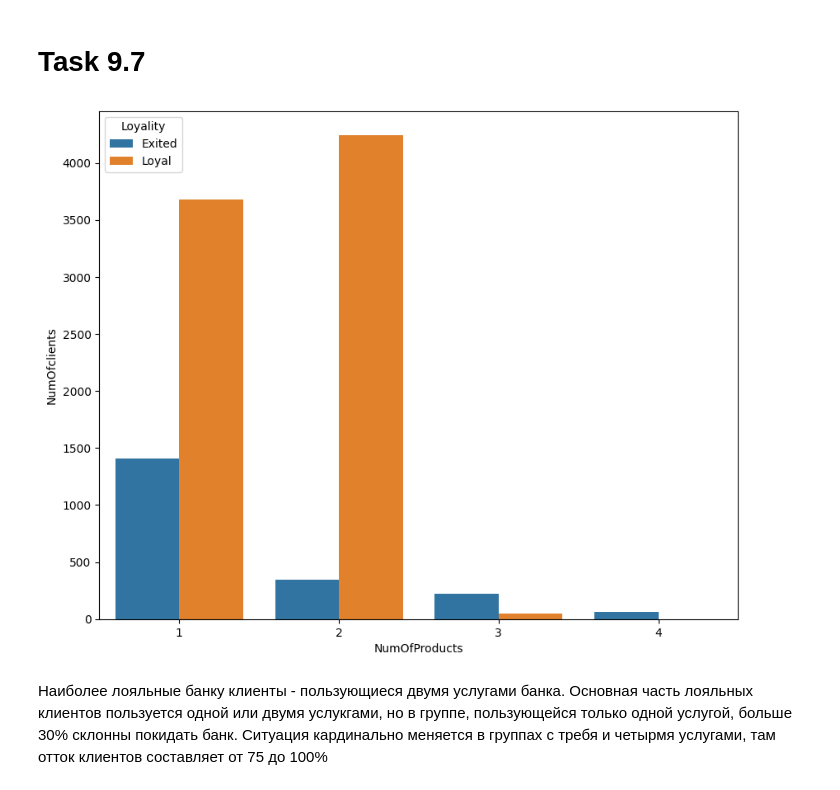
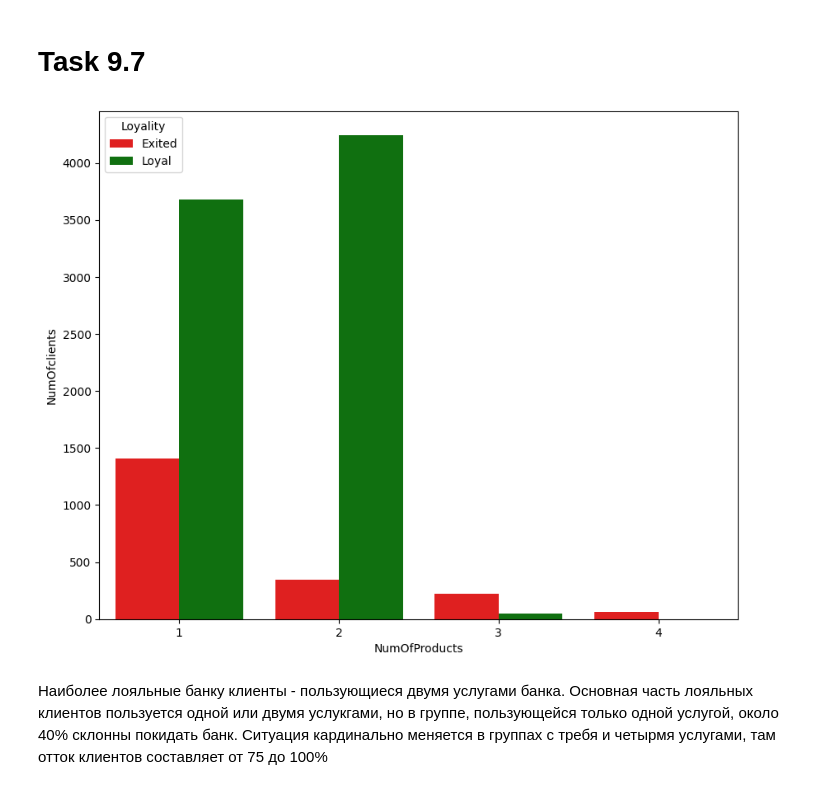
Before and after one commit to AlexeyAldushin/sf_data_science, a Jupyter notebook: PY13_Visualisation/PY13_final.ipynb, the cells around one changed output. Cells and saved outputs as stored; diff of their text form; code cells hidden in the pictures.

```diff
--- a/PY13_Visualisation/PY13_final.ipynb
+++ b/PY13_Visualisation/PY13_final.ipynb
@@ -162,15 +161,16 @@ for ax, df, title in zip(axes,(male_status, female_status), ('Male', 'Female')):
 # %%
 #Count number of  loyal and exited clients by every number of products they have
 products_loyality = churn_data.groupby(['NumOfProducts','Loyality']).size().reset_index(name='NumOfclients')
 
 fig = plt.figure(figsize=(10,8))
 barplot = sns.barplot(
     products_loyality,
     x='NumOfProducts',
     y='NumOfclients',
-    hue='Loyality'
+    hue='Loyality',
+    palette=['green' if x == 'Loyal' else 'red' for x in products_loyality['Loyality']]
 )
 # %% [output]
-[figure, old version]
+[figure, new version]
 # %% [markdown]
-Наиболее лояльные банку клиенты - пользующиеся двумя услугами банка. Основная часть лояльных клиентов пользуется одной или двумя услукгами, но в группе, пользующейся только одной услугой, больше 30% склонны покидать банк. Ситуация кардинально меняется в группах с требя и четырмя услугами, там отток клиентов составляет от 75 до 100%
+Наиболее лояльные банку клиенты - пользующиеся двумя услугами банка. Основная часть лояльных клиентов пользуется одной или двумя услукгами, но в группе, пользующейся только одной услугой, около 40% склонны покидать банк. Ситуация кардинально меняется в группах с требя и четырмя услугами, там отток клиентов составляет от 75 до 100%
```
Also changed, not shown: parts of 12 cells of this notebook.
